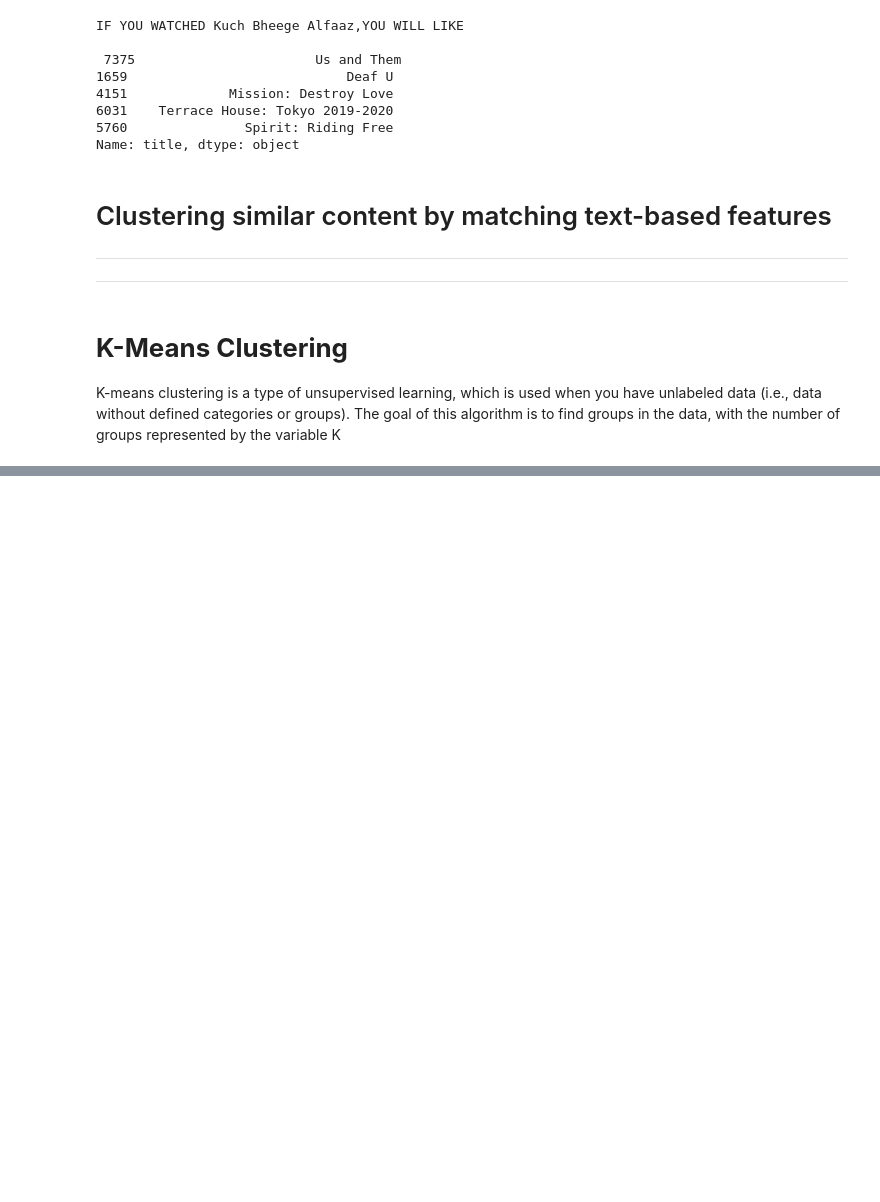
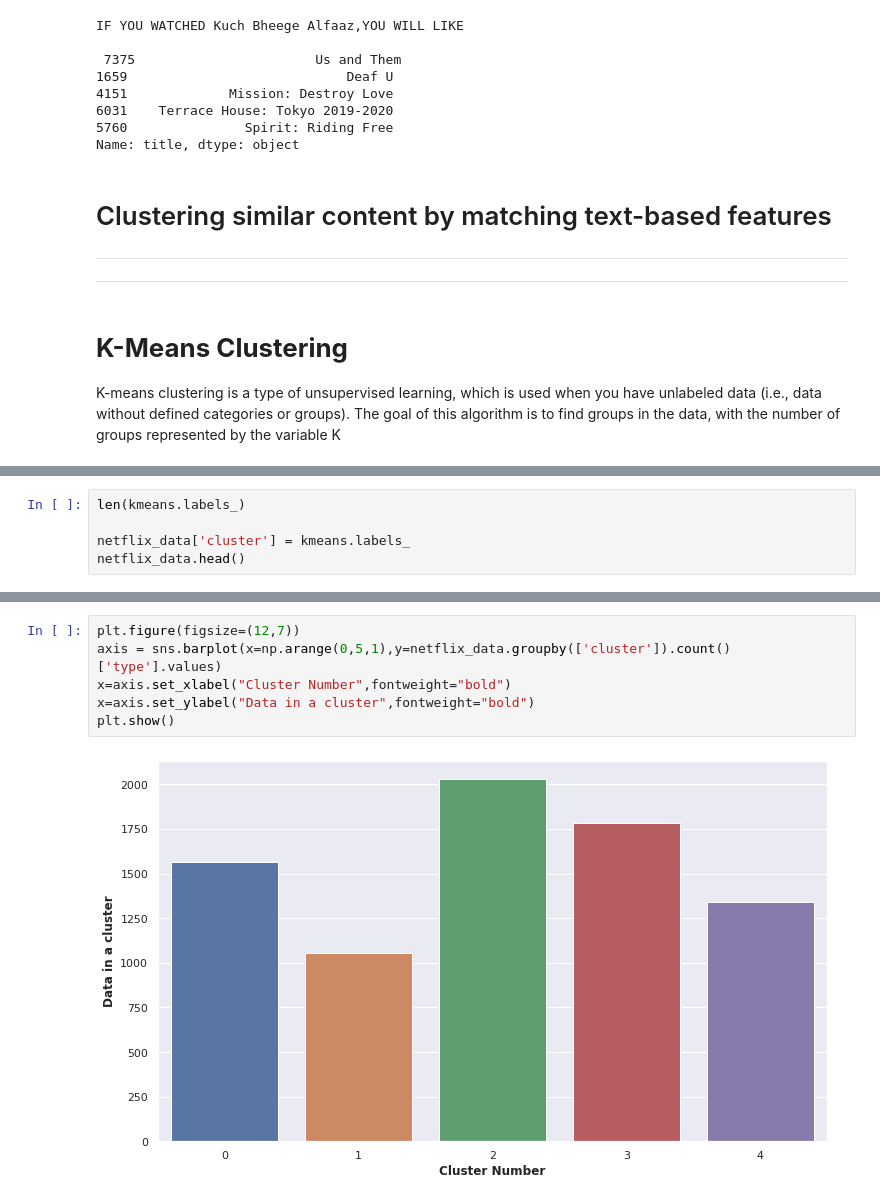
Before and after one commit to ShuklaRajni/Netflix_Movies_and_Tv_shows, a Jupyter notebook: NETFLIX_MOVIES_AND_TV_SHOWS_CLUSTERING.ipynb, the cells around one changed output, grey strips where cells are left out. Drawn from its saved outputs; the diff is of its cells as text; blank space fills up the shorter version.

```diff
--- a/NETFLIX_MOVIES_AND_TV_SHOWS_CLUSTERING.ipynb
+++ b/NETFLIX_MOVIES_AND_TV_SHOWS_CLUSTERING.ipynb
@@ -968,0 +992,5 @@ K-means clustering is a type of unsupervised learning, which is used when you ha
+# %%
+len(kmeans.labels_)
+
+netflix_data['cluster'] = kmeans.labels_
+netflix_data.head()
@@ -968,0 +1004,8 @@ K-means clustering is a type of unsupervised learning, which is used when you ha
+# %%
+plt.figure(figsize=(12,7))
+axis = sns.barplot(x=np.arange(0,5,1),y=netflix_data.groupby(['cluster']).count()['type'].values)
+x=axis.set_xlabel("Cluster Number",fontweight="bold")
+x=axis.set_ylabel("Data in a cluster",fontweight="bold")
+plt.show()
+# %% [output]
+[figure, added]
```
Also changed, not shown: parts of 9 cells of this notebook.
